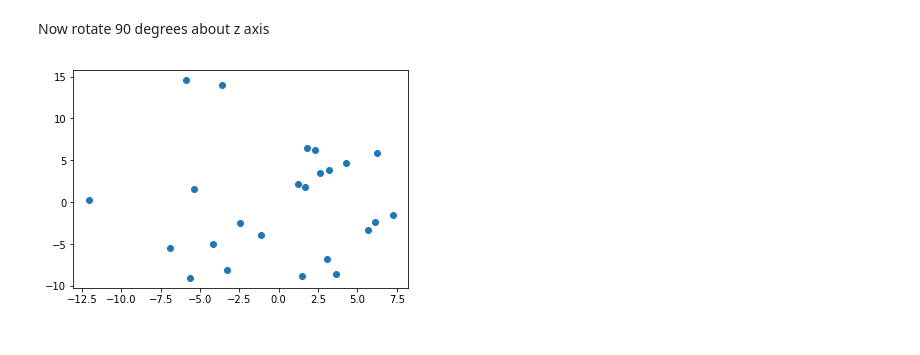
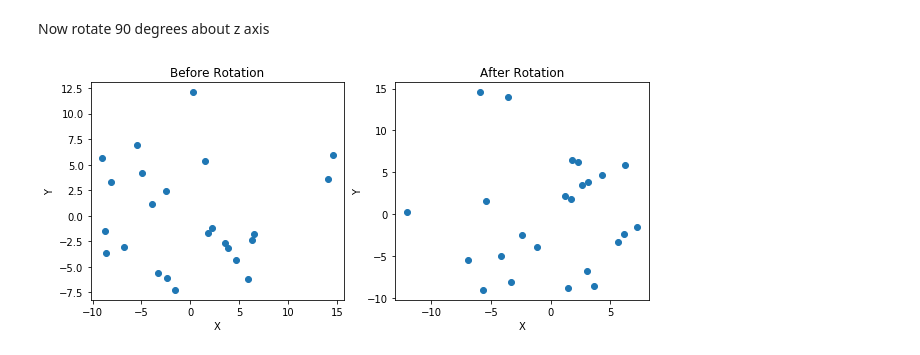
Before and after one commit to hassanmohsin/DLSCORE-CNN, a Jupyter notebook: ligand_orientation.ipynb, the cells around one changed output. Saved outputs shown, nothing was run; the diff lists cells and outputs as text; code cells hidden in the pictures.

```diff
--- a/ligand_orientation.ipynb
+++ b/ligand_orientation.ipynb
@@ -240,9 +236,19 @@ plt.show()
 Now rotate 90 degrees about z axis
 # %%
 rot = rotate(coords_pca, z=90)
-# %%
-plt.figure()
-plt.scatter(rot[:, 0], rot[:, 1])
-plt.show()
-# %% [output]
-[figure, removed]
+# %%
+fig = plt.figure(figsize=(10, 4))
+ax = fig.add_subplot(121)
+ax.set_title("Before Rotation")
+ax.set_xlabel("X")
+ax.set_ylabel("Y")
+ax.scatter(coords_pca[:, 0], coords_pca[:, 1])
+
+ax = fig.add_subplot(122)
+ax.set_title("After Rotation")
+ax.set_xlabel("X")
+ax.set_ylabel("Y")
+ax.scatter(rot[:, 0], rot[:, 1])
+plt.show()
+# %% [output]
+[figure, added]
```
Also changed, not shown: parts of 11 cells of this notebook.
